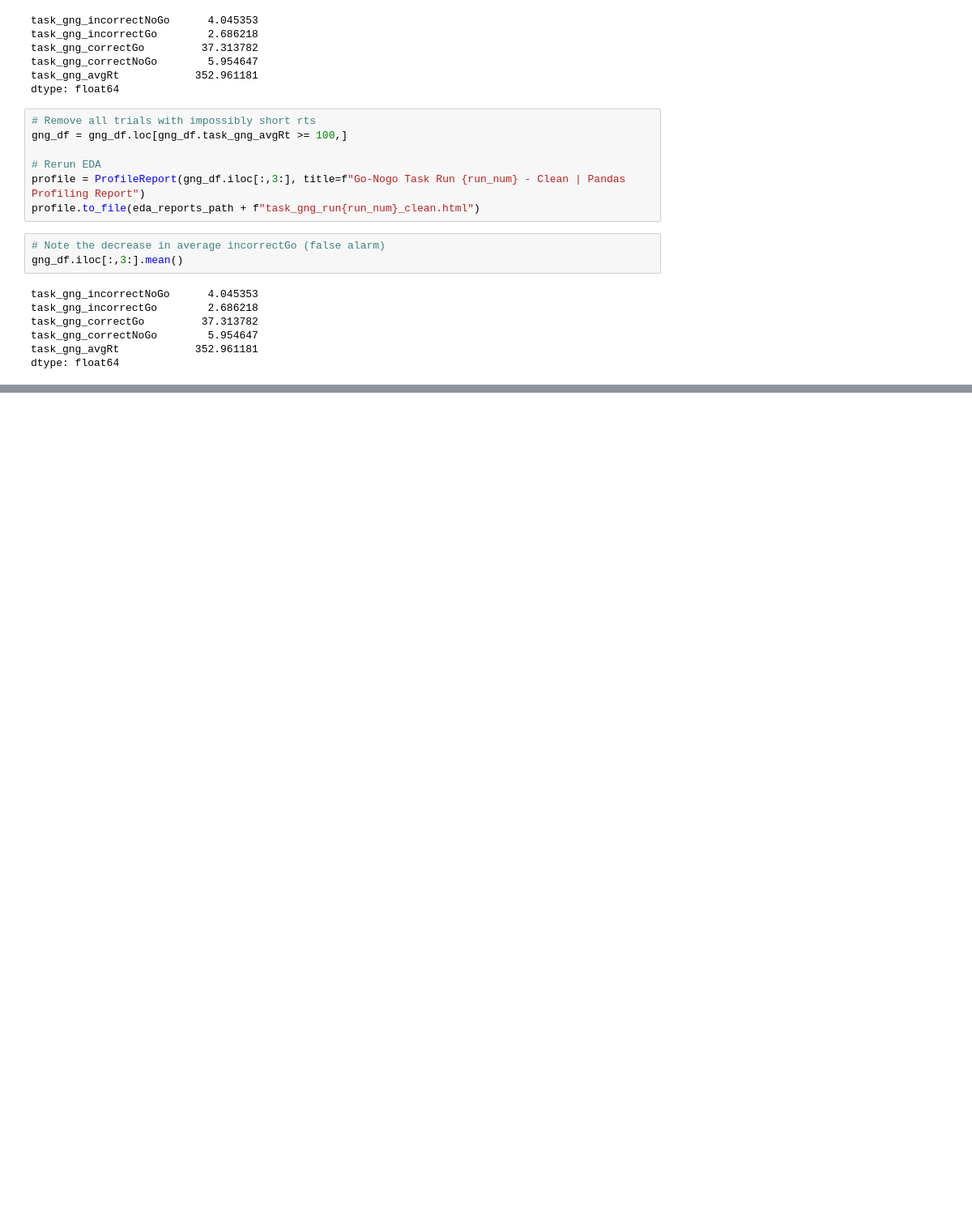
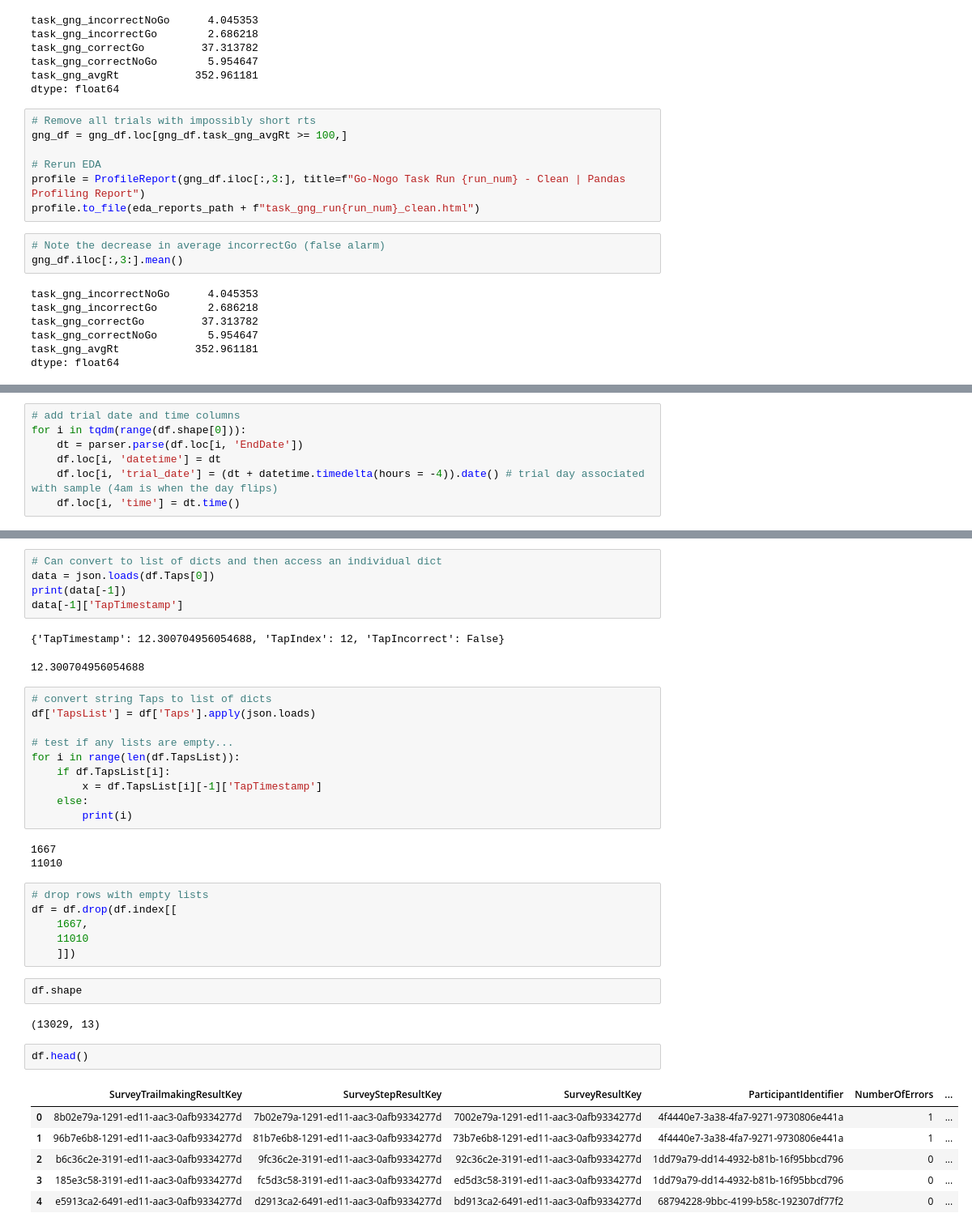
Before and after one commit to danieljwilson/3_3_experience_sampling, a Jupyter notebook: 3_3_3_data_analysis/01_data munge/01_1_process_data.ipynb, the cells around one changed output, grey strips where cells are left out. Shown at 81% size. Saved outputs shown, nothing was run; the diff lists cells and outputs as text; blank space fills up the shorter version.

```diff
--- a/3_3_3_data_analysis/01_data munge/01_1_process_data.ipynb
+++ b/3_3_3_data_analysis/01_data munge/01_1_process_data.ipynb
@@ -1538,0 +2161,7 @@ dtype: float64
+# %%
+# add trial date and time columns
+for i in tqdm(range(df.shape[0])):
+    dt = parser.parse(df.loc[i, 'EndDate'])
+    df.loc[i, 'datetime'] = dt
+    df.loc[i, 'trial_date'] = (dt + datetime.timedelta(hours = -4)).date() # trial day associated with sample (4am is when the day flips)
+    df.loc[i, 'time'] = dt.time()
@@ -1538,0 +2186,40 @@ dtype: float64
+# %%
+# Can convert to list of dicts and then access an individual dict
+data = json.loads(df.Taps[0])
+print(data[-1])
+data[-1]['TapTimestamp']
+# %% [output]
+{'TapTimestamp': 12.300704956054688, 'TapIndex': 12, 'TapIncorrect': False}
+12.300704956054688
+# %%
+# convert string Taps to list of dicts
+df['TapsList'] = df['Taps'].apply(json.loads)
+
+# test if any lists are empty...
+for i in range(len(df.TapsList)):
+    if df.TapsList[i]:
+        x = df.TapsList[i][-1]['TapTimestamp']
+    else:
+        print(i)
+# %% [output]
+1667
+11010
+# %%
+# drop rows with empty lists
+df = df.drop(df.index[[
+    1667,
+    11010
+    ]])
+# %%
+df.shape
+# %% [output]
+(13029, 13)
+# %%
+df.head()
+# %% [output]
+|  | SurveyTrailmakingResultKey | SurveyStepResultKey | SurveyResultKey | ParticipantIdentifier | NumberOfErrors | ... |
+| 0 | 8b02e79a-1291-ed11-aac3-0afb9334277d | 7b02e79a-1291-ed11-aac3-0afb9334277d | 7002e79a-1291-ed11-aac3-0afb9334277d | 4f4440e7-3a38-4fa7-9271-9730806e441a | 1 | ... |
+| 1 | 96b7e6b8-1291-ed11-aac3-0afb9334277d | 81b7e6b8-1291-ed11-aac3-0afb9334277d | 73b7e6b8-1291-ed11-aac3-0afb9334277d | 4f4440e7-3a38-4fa7-9271-9730806e441a | 1 | ... |
+| 2 | b6c36c2e-3191-ed11-aac3-0afb9334277d | 9fc36c2e-3191-ed11-aac3-0afb9334277d | 92c36c2e-3191-ed11-aac3-0afb9334277d | 1dd79a79-dd14-4932-b81b-16f95bbcd796 | 0 | ... |
+| 3 | 185e3c58-3191-ed11-aac3-0afb9334277d | fc5d3c58-3191-ed11-aac3-0afb9334277d | ed5d3c58-3191-ed11-aac3-0afb9334277d | 1dd79a79-dd14-4932-b81b-16f95bbcd796 | 0 | ... |
+| 4 | e5913ca2-6491-ed11-aac3-0afb9334277d | d2913ca2-6491-ed11-aac3-0afb9334277d | bd913ca2-6491-ed11-aac3-0afb9334277d | 68794228-9bbc-4199-b58c-192307df77f2 | 0 | ... |
```
Also changed, not shown: parts of 116 cells of this notebook, 1 other file.
